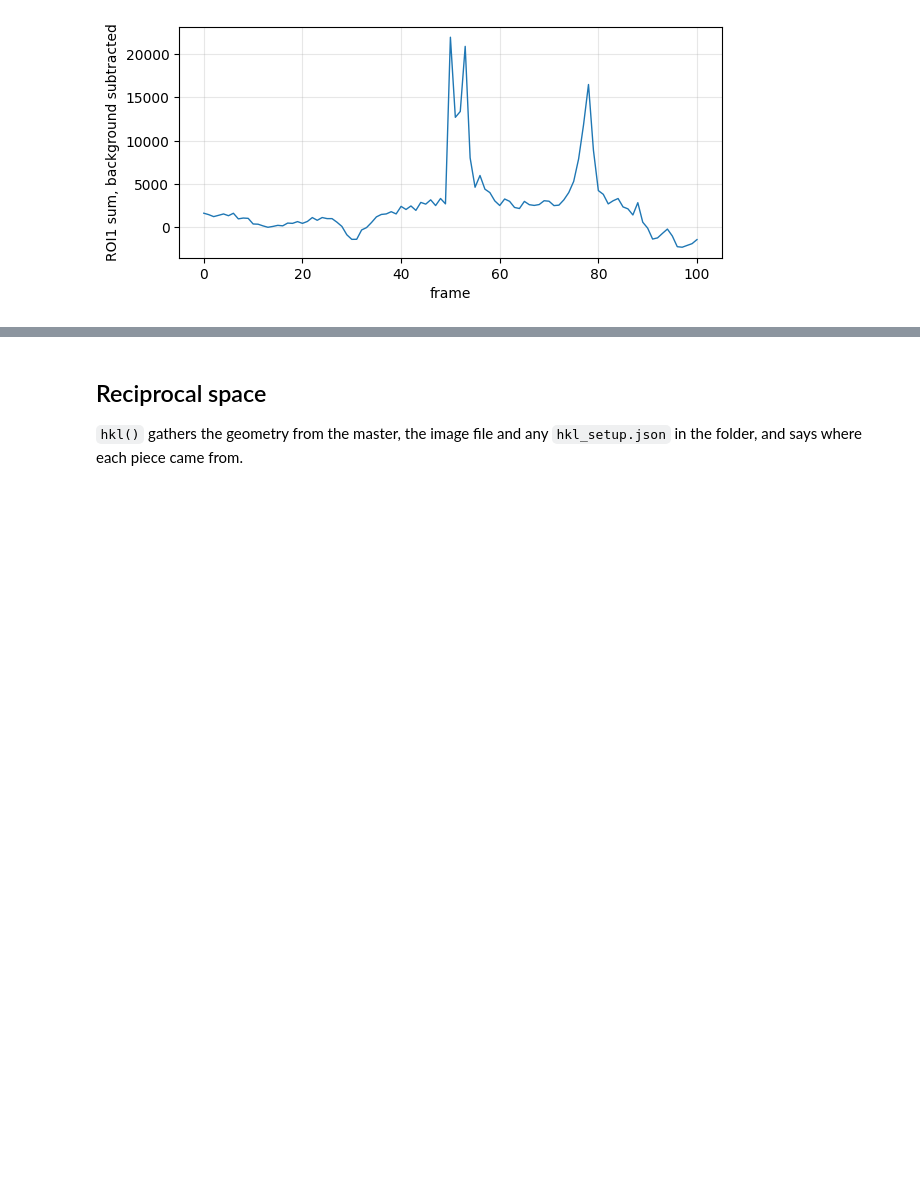
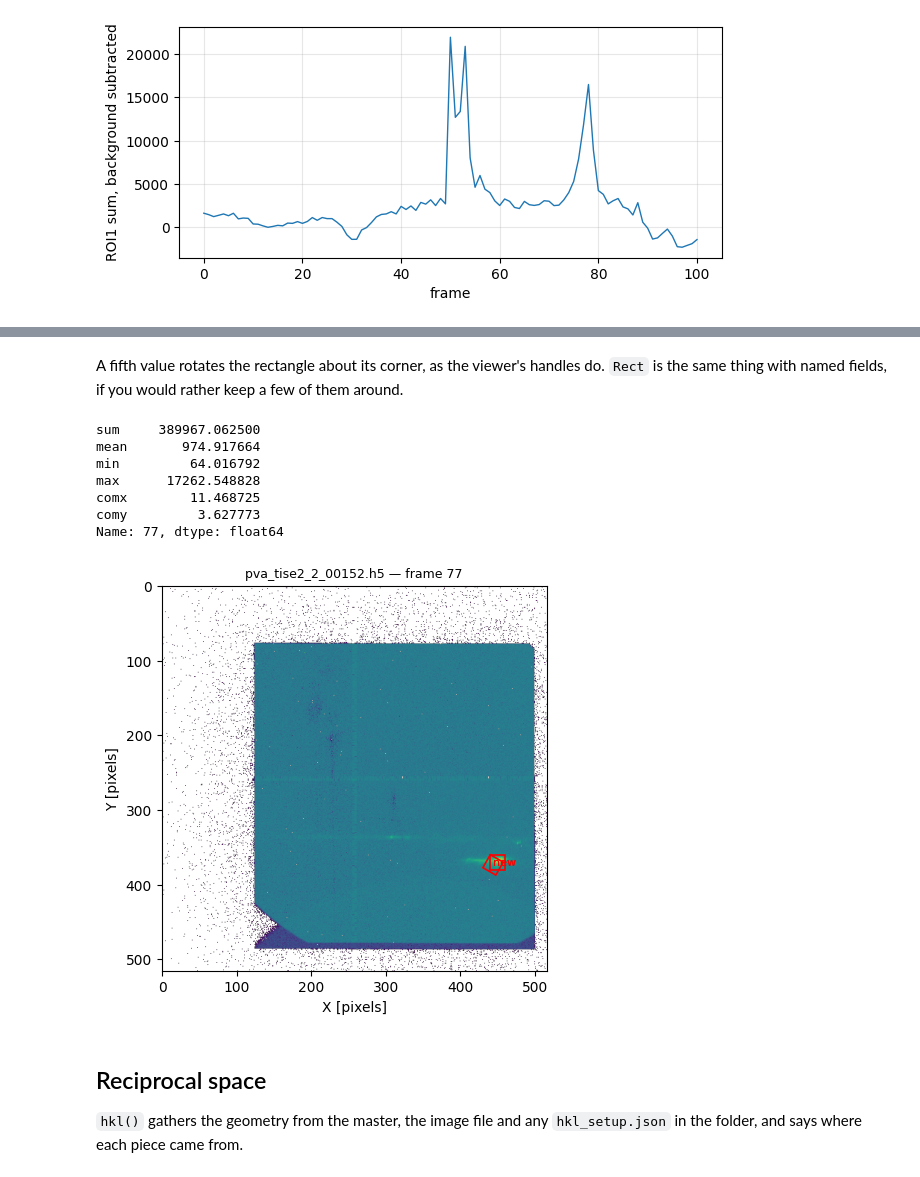
Before and after one commit to jwkim-anl/6idb-scan-viewer, a Jupyter notebook: examples/getting-started.ipynb, the cells around one changed output, grey strips where cells are left out. Cells and saved outputs as stored; diff of their text form; code cells hidden in the pictures; blank space fills up the shorter version.

```diff
--- a/examples/getting-started.ipynb
+++ b/examples/getting-started.ipynb
@@ -162,3 +186,22 @@ ax.set_ylabel("ROI1 sum, background subtracted"); ax.grid(alpha=0.3)
+# %% [markdown]
+A fifth value rotates the rectangle about its corner, as the viewer's
+handles do. `Rect` is the same thing with named fields, if you would rather
+keep a few of them around.
+# %%
+from da6idb import Rect
+
+tilted = Rect(440, 360, 20, 20, angle=30)
+images.show(peak, rois=[spot, tilted], log=True)
+images.roi_series(tilted).loc[peak]
+# %% [output]
+sum     389967.062500
+mean       974.917664
+min         64.016792
+max      17262.548828
+comx        11.468725
+comy         3.627773
+Name: 77, dtype: float64
+[figure, added]
 # %% [markdown]
 ## Reciprocal space
 
```
Also changed, not shown: parts of 4 cells of this notebook, 9 other files.
